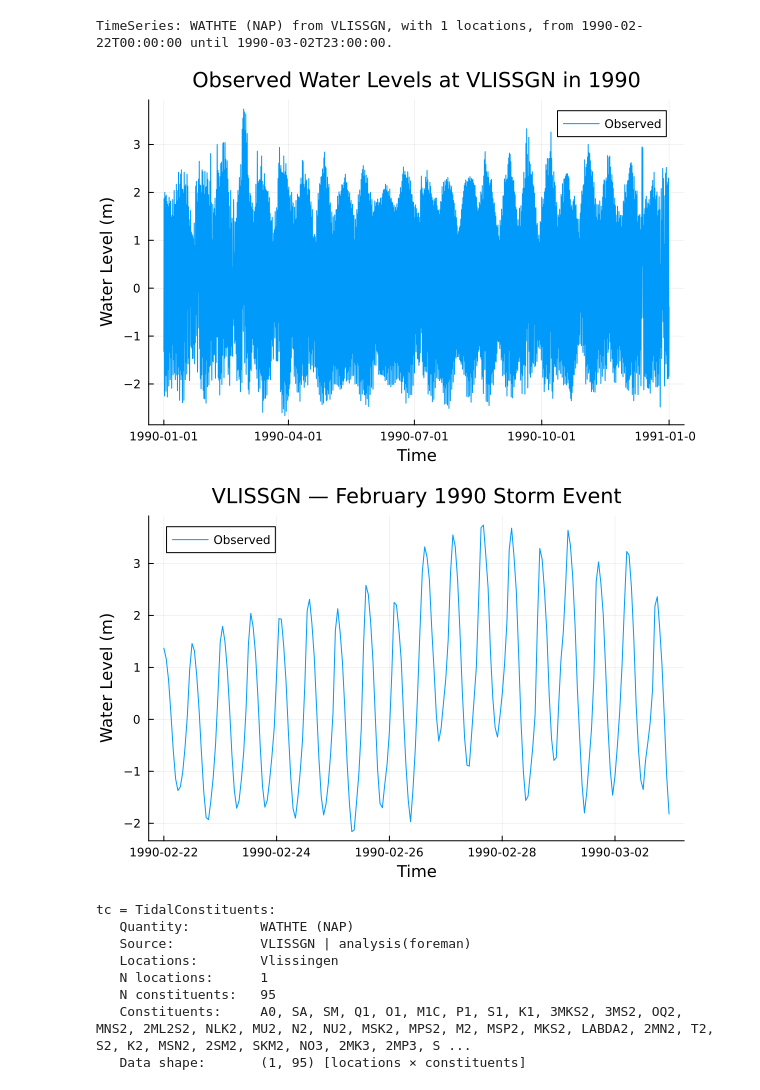
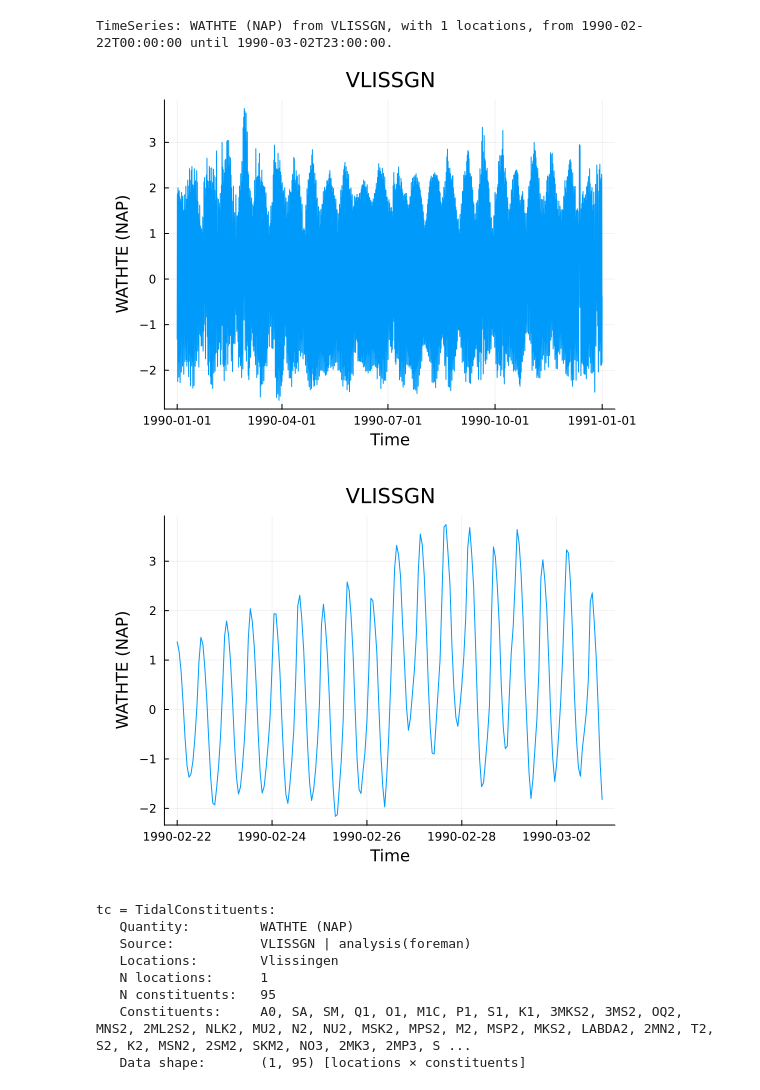
Before and after one commit to Deltares-research/AIHydroPoints.jl, a Jupyter notebook: example_foreman.ipynb, the cells around one changed output. Cells and saved outputs as stored; diff of their text form; code cells hidden in the pictures.

```diff
--- a/example_foreman.ipynb
+++ b/example_foreman.ipynb
@@ -50,19 +50,14 @@ obs1990 = TimeSeries:
 TimeSeries: WATHTE (NAP) from VLISSGN, with 1 locations, from 1990-02-22T00:00:00 until 1990-03-02T23:00:00.
 # %%
 # Plot the observed water levels for 1990
-# The value array is 2D (N_locations × N_times), index first dimension for plotting
-plot(get_times(obs1990), get_values(obs1990)[1,:],
-    label="Observed", xlabel="Time", ylabel="Water Level (m)",
-    title="Observed Water Levels at VLISSGN in 1990", legend=:topright)
+plot(obs1990,label=false)
 # %% [output]
-[figure, old version]
+[figure, new version]
 # %%
 # Plot observed water levels during the February 1990 storm event
-plot(get_times(obs_feb1990), get_values(obs_feb1990)[1,:],
-    label="Observed", xlabel="Time", ylabel="Water Level (m)",
-    title="VLISSGN — February 1990 Storm Event", legend=:topleft)
+plot(obs_feb1990,label=false)
 # %% [output]
-[figure, old version]
+[figure, new version]
 # %%
 # Choose a constituent set appropriate for the record length
 # "year" = 95 constituents (A0 + 94), requires ~1 year of data
```
Also changed, not shown: parts of 4 cells of this notebook, 1 other file.
